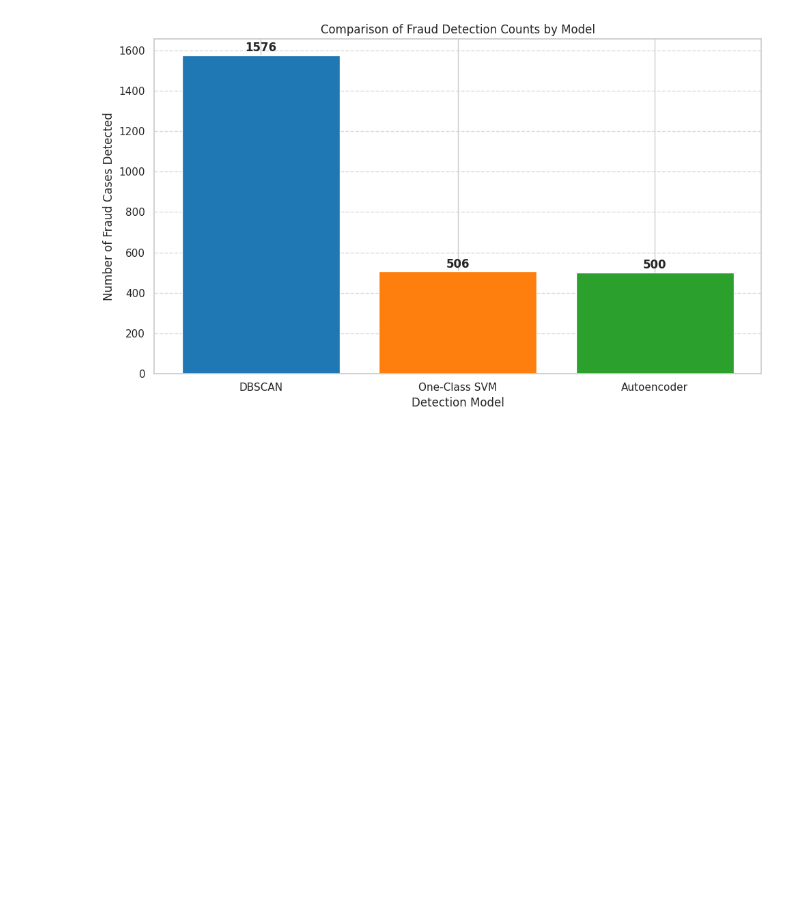
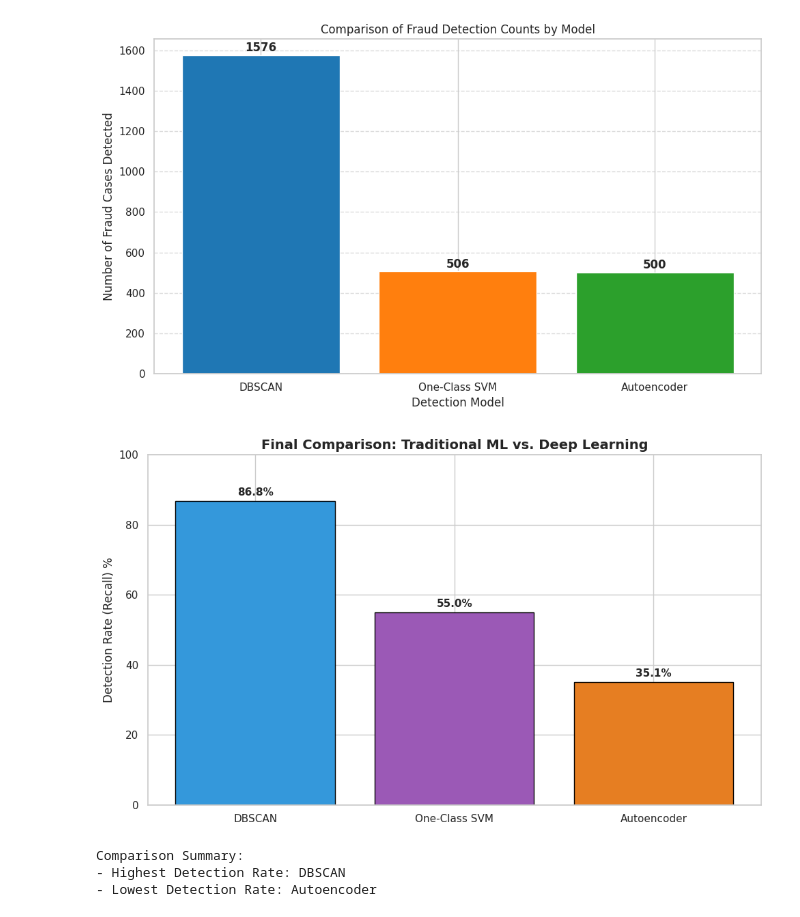
Before and after one commit to YamenObeidat/Activity-3--DBSCAN-PCA, a Jupyter notebook: final_project_2.ipynb, the cells around one changed output. Cells and saved outputs as stored; diff of their text form; code cells hidden in the pictures; blank space fills up the shorter version.

```diff
--- a/final_project_2.ipynb
+++ b/final_project_2.ipynb
@@ -479,3 +506,42 @@ plt.tight_layout()
 plt.savefig('fraud_detection_comparison.png')
 # %% [output]
 [figure]
+# %%
+from sklearn.metrics import recall_score
+import matplotlib.pyplot as plt
+
+dbscan_recall = recall_score(df_cleaned['is_fraud'], [1 if x == -1 else 0 for x in db_clusters])
+svm_recall = recall_score(df_cleaned['is_fraud'], [1 if x == -1 else 0 for x in oc_svm_preds])
+ae_recall = recall_score(df_cleaned['is_fraud'], df_cleaned['ae_anomaly'])
+
+final_results = {
+    'DBSCAN': dbscan_recall * 100,
+    'One-Class SVM': svm_recall * 100,
+    'Autoencoder': ae_recall * 100
+}
+
+# Plotting the Comparison
+plt.figure(figsize=(10, 6))
+colors = ['#3498db', '#9b59b6', '#e67e22']
+bars = plt.bar(final_results.keys(), final_results.values(), color=colors, edgecolor='black')
+
+plt.ylim(0, 100)
+plt.ylabel('Detection Rate (Recall) %', fontsize=12)
+plt.title('Final Comparison: Traditional ML vs. Deep Learning', fontsize=14, fontweight='bold')
+
+for bar in bars:
+    height = bar.get_height()
+    plt.text(bar.get_x() + bar.get_width()/2, height + 1, f'{height:.1f}%',
+             ha='center', va='bottom', fontsize=11, fontweight='bold')
+
+plt.tight_layout()
+plt.show()
+
+print(f"Comparison Summary:")
+print(f"- Highest Detection Rate: {max(final_results, key=final_results.get)}")
+print(f"- Lowest Detection Rate: {min(final_results, key=final_results.get)}")
+# %% [output]
+[figure, added]
+Comparison Summary:
+- Highest Detection Rate: DBSCAN
+- Lowest Detection Rate: Autoencoder
```
Also changed, not shown: parts of 1 cell of this notebook.
